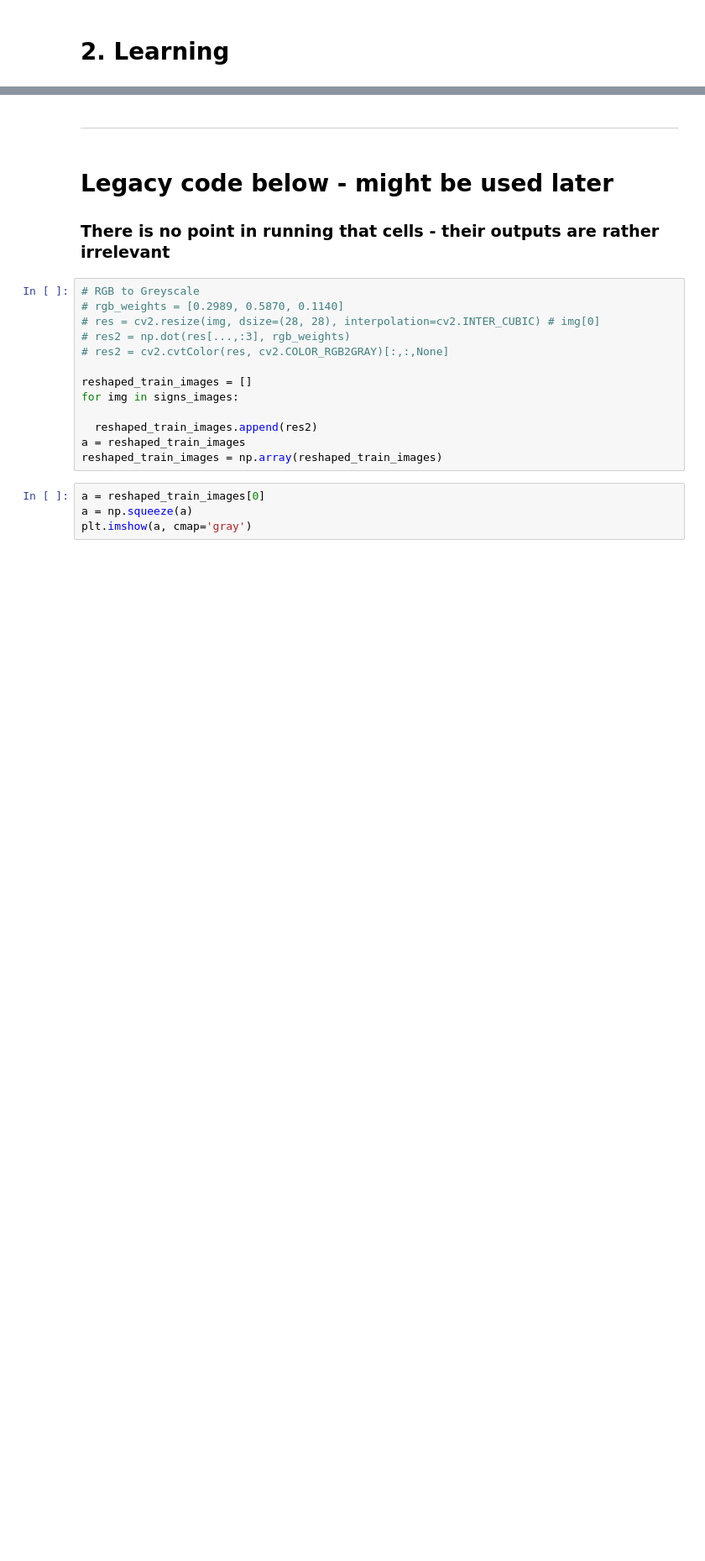
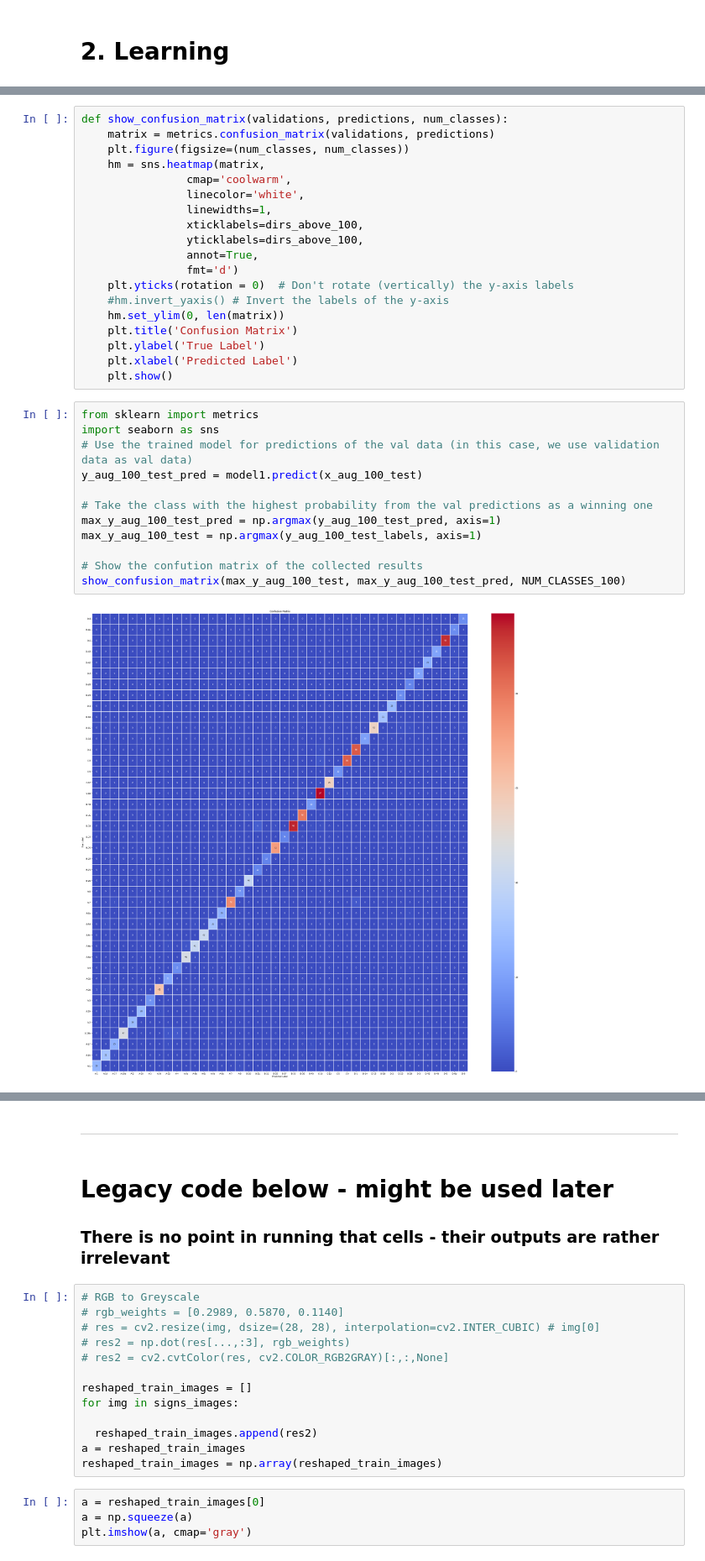
Before and after one commit to MarcinKozak005/Polish-Traffic-Signs-Recognition, a Jupyter notebook: PolishTrafficSignsRecognition.ipynb, the cells around one changed output, grey strips where cells are left out. Shown at 84% size. Saved outputs shown, nothing was run; the diff lists cells and outputs as text; blank space fills up the shorter version.

```diff
--- a/PolishTrafficSignsRecognition.ipynb
+++ b/PolishTrafficSignsRecognition.ipynb
@@ -292,0 +394,33 @@ history1 = model1.fit(x_aug_100_train, y_aug_100_train_labels, epochs = 50)
+# %%
+def show_confusion_matrix(validations, predictions, num_classes):
+    matrix = metrics.confusion_matrix(validations, predictions)
+    plt.figure(figsize=(num_classes, num_classes))
+    hm = sns.heatmap(matrix,
+                cmap='coolwarm',
+                linecolor='white',
+                linewidths=1,
+                xticklabels=dirs_above_100,
+                yticklabels=dirs_above_100,
+                annot=True,
+                fmt='d')
+    plt.yticks(rotation = 0)  # Don't rotate (vertically) the y-axis labels
+    #hm.invert_yaxis() # Invert the labels of the y-axis
+    hm.set_ylim(0, len(matrix))
+    plt.title('Confusion Matrix')
+    plt.ylabel('True Label')
+    plt.xlabel('Predicted Label')
+    plt.show()
+# %%
+from sklearn import metrics
+import seaborn as sns
+# Use the trained model for predictions of the val data (in this case, we use validation data as val data)
+y_aug_100_test_pred = model1.predict(x_aug_100_test)
+
+# Take the class with the highest probability from the val predictions as a winning one
+max_y_aug_100_test_pred = np.argmax(y_aug_100_test_pred, axis=1)
+max_y_aug_100_test = np.argmax(y_aug_100_test_labels, axis=1)
+
+# Show the confution matrix of the collected results
+show_confusion_matrix(max_y_aug_100_test, max_y_aug_100_test_pred, NUM_CLASSES_100)
+# %% [output]
+[figure, added]
```
Also changed, not shown: parts of 23 cells of this notebook, 1 other file.
